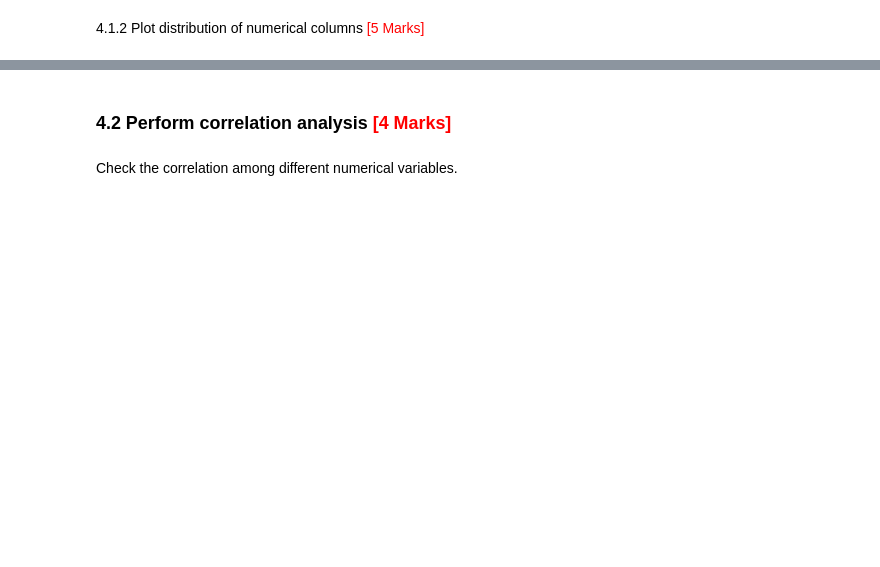
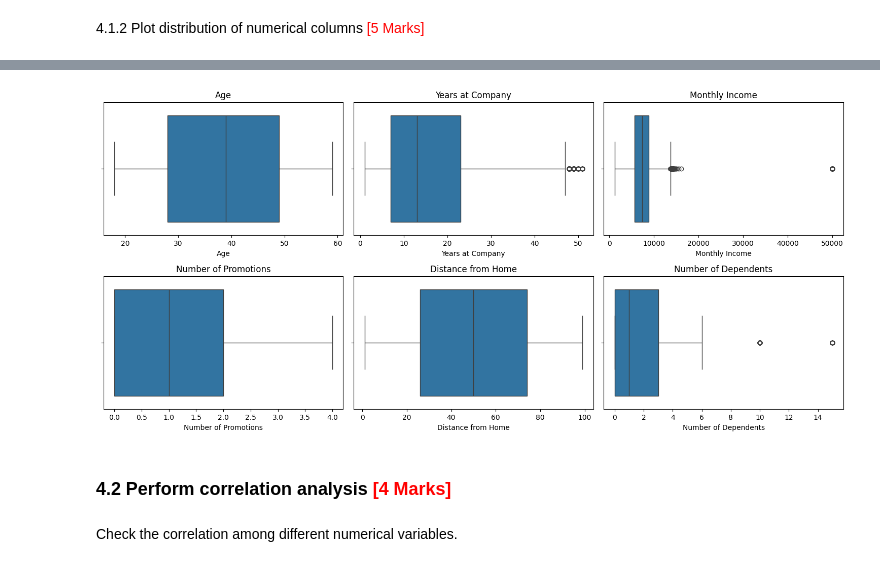
Before and after one commit to DurgaPrasad-237/logistic_regression_assignment, a Jupyter notebook: Predicting_Employee_Retention_Starter.ipynb, the cells around one changed output, grey strips where cells are left out. Drawn from its saved outputs; the diff is of its cells as text; code cells hidden in the pictures; blank space fills up the shorter version.

```diff
--- a/Predicting_Employee_Retention_Starter.ipynb
+++ b/Predicting_Employee_Retention_Starter.ipynb
@@ -475,3 +509,13 @@ import matplotlib.pyplot as plt
+# %%
+plt.figure(figsize=(15, 10))
+for i, col in enumerate(train_num.columns, 1):
+    plt.subplot(3, 3, i)
+    sns.boxplot(x=train_num[col])
+    plt.title(col)
+plt.tight_layout()
+plt.show()
+# %% [output]
+[figure, added]
 # %% [markdown]
 ### **4.2 Perform correlation analysis** <font color="red">[4 Marks]</font>
 # %% [markdown]
```
Also changed, not shown: parts of 14 cells of this notebook.
